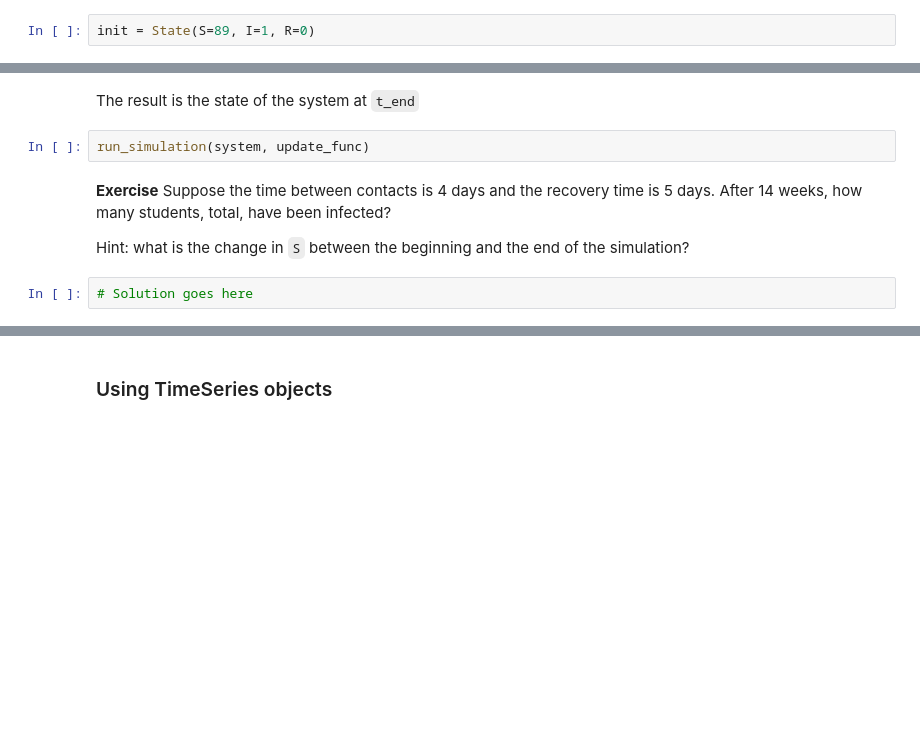
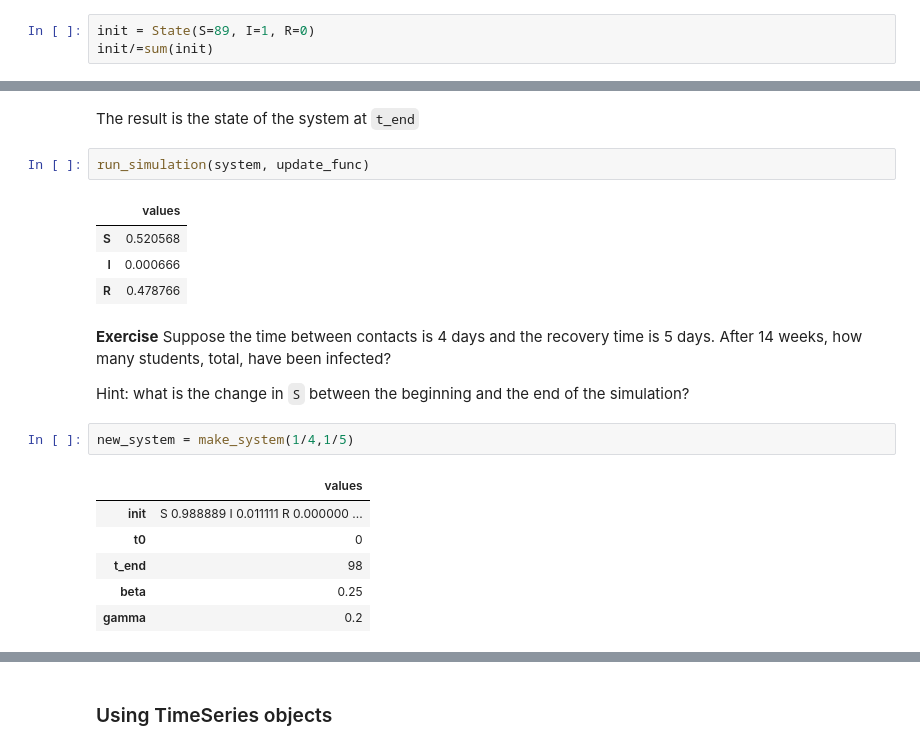
Before and after one commit to OwenZzzzOrganization/ModSimPy, a Jupyter notebook: notebooks/chap11.ipynb, the cells around one changed output, grey strips where cells are left out. Cells and saved outputs as stored; diff of their text form; blank space fills up the shorter version.

```diff
--- a/notebooks/chap11.ipynb
+++ b/notebooks/chap11.ipynb
@@ -22,4 +61,5 @@ We'll use a `State` object to represent the number (or fraction) of people in ea
 # %%
 init = State(S=89, I=1, R=0)
+init/=sum(init)
 # %% [output]
 |  | values |
@@ -111,9 +165,21 @@ def run_simulation(system, update_func):
 The result is the state of the system at `t_end`
 # %%
 run_simulation(system, update_func)
+# %% [output]
+|  | values |
+| S | 0.520568 |
+| I | 0.000666 |
+| R | 0.478766 |
 # %% [markdown]
 **Exercise**  Suppose the time between contacts is 4 days and the recovery time is 5 days.  After 14 weeks, how many students, total, have been infected?
 
 Hint: what is the change in `S` between the beginning and the end of the simulation?
-# %%
-# Solution goes here
+# %%
+new_system = make_system(1/4,1/5)
+# %% [output]
+|  | values |
+| init | S 0.988889 I 0.011111 R 0.000000 ... |
+| t0 | 0 |
+| t_end | 98 |
+| beta | 0.25 |
+| gamma | 0.2 |
```
Also changed, not shown: parts of 23 cells of this notebook, 17 other files.
